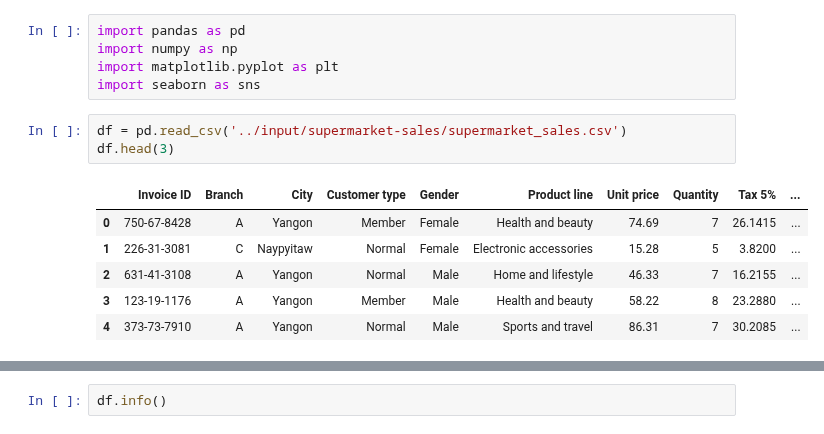
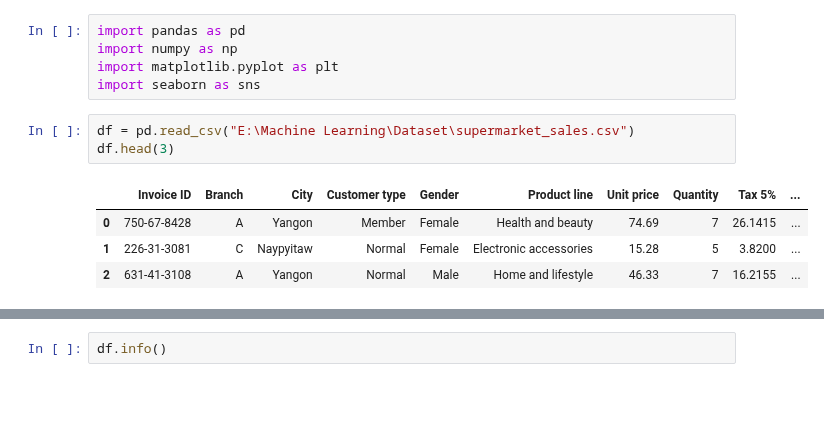
Before and after one commit to isfar12/Machine-Learning, a Jupyter notebook: EDA from Kaggle/complete-data-analysis-supermarket-dataset.ipynb, the cells around one changed output, grey strips where cells are left out. Saved outputs shown, nothing was run; the diff lists cells and outputs as text; blank space fills up the shorter version.

Commit message:
Add machine learning projects and datasets

```diff
--- a/EDA from Kaggle/complete-data-analysis-supermarket-dataset.ipynb
+++ b/EDA from Kaggle/complete-data-analysis-supermarket-dataset.ipynb
@@ -7,15 +7,13 @@ import numpy as np
 import matplotlib.pyplot as plt
 import seaborn as sns
 # %%
-df = pd.read_csv('../input/supermarket-sales/supermarket_sales.csv')
+df = pd.read_csv("E:\Machine Learning\Dataset\supermarket_sales.csv")
 df.head(3)
 # %% [output]
 |  | Invoice ID | Branch | City | Customer type | Gender | Product line | Unit price | Quantity | Tax 5% | ... |
 | 0 | 750-67-8428 | A | Yangon | Member | Female | Health and beauty | 74.69 | 7 | 26.1415 | ... |
 | 1 | 226-31-3081 | C | Naypyitaw | Normal | Female | Electronic accessories | 15.28 | 5 | 3.8200 | ... |
 | 2 | 631-41-3108 | A | Yangon | Normal | Male | Home and lifestyle | 46.33 | 7 | 16.2155 | ... |
-| 3 | 123-19-1176 | A | Yangon | Member | Male | Health and beauty | 58.22 | 8 | 23.2880 | ... |
-| 4 | 373-73-7910 | A | Yangon | Normal | Male | Sports and travel | 86.31 | 7 | 30.2085 | ... |
 # %%
 df.describe()
 # %% [output]
```
Also changed, not shown: parts of 1 cell of this notebook, 2 other files.
